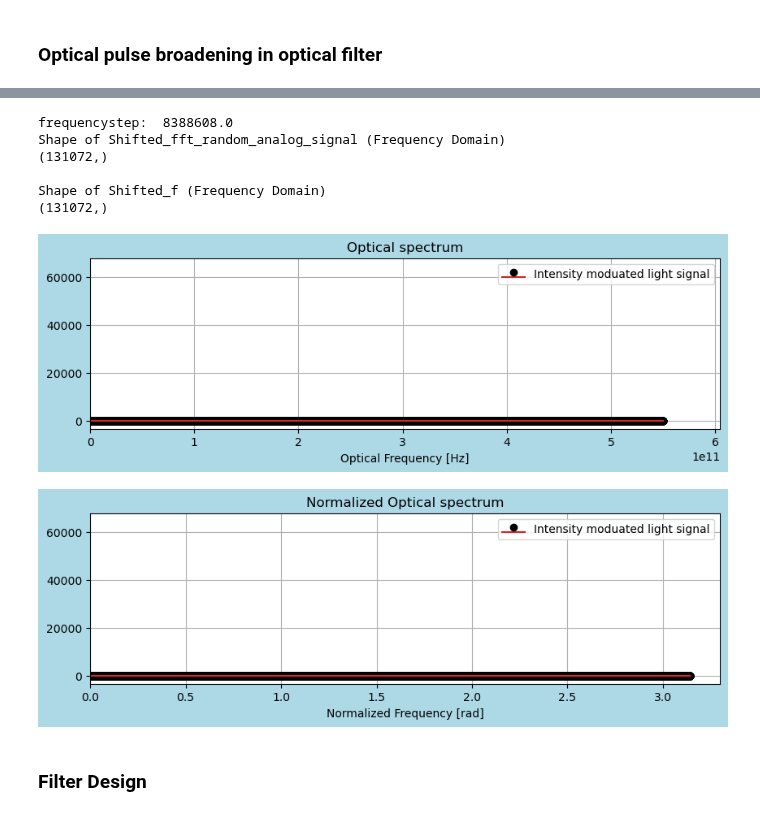
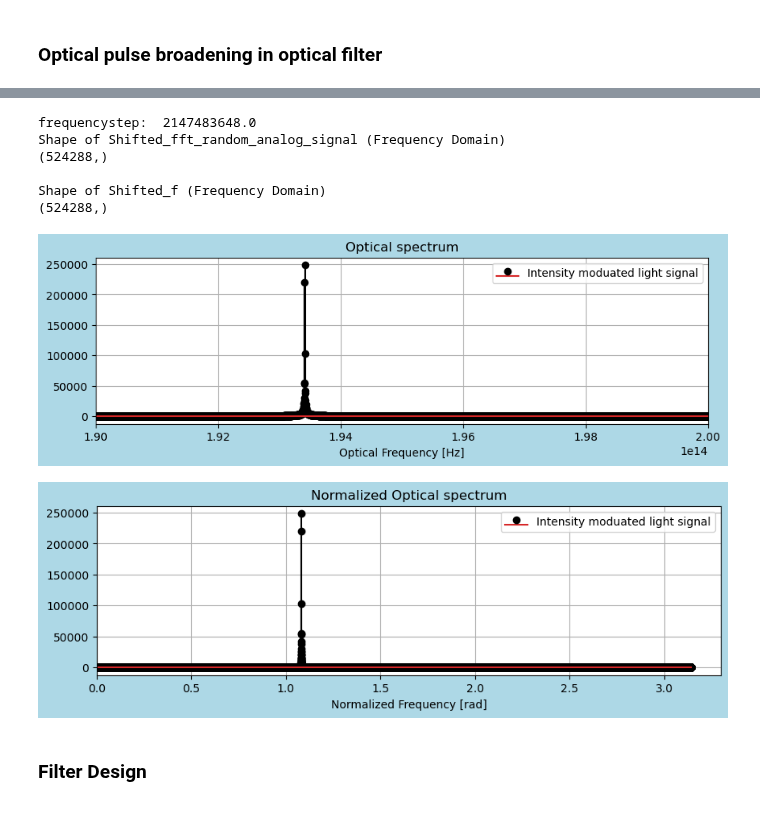
Before and after one commit to tacticstactics/Optical-pulse-broadening, a Jupyter notebook: optical_pulse_broadening_in_optical_filter.ipynb, the cells around one changed output, grey strips where cells are left out. Drawn from its saved outputs; the diff is of its cells as text; code cells hidden in the pictures.

```diff
--- a/optical_pulse_broadening_in_optical_filter.ipynb
+++ b/optical_pulse_broadening_in_optical_filter.ipynb
@@ -47,9 +47,9 @@ def beamsplitter(PT,Ein):
 
      return Eout
 # %%
-samplerate = 2**16 # Number of Points
-t_step = 2 ** -40 #[s]
-
+samplerate = 2**18 # Number of Points
+t_step = 2**-50 #[s]
+print('t_step:', t_step)
 tcol = np.linspace(0.0, t_step * samplerate, samplerate, endpoint=False)
 
 amp_c = 0.5 * np.pi
@@ -258,47 +259,48 @@ print("frequencystep: ", frequencystep)
 Shifted_sampleIndex = np.arange(-N//2, N//2)
 Shifted_f = Shifted_sampleIndex*frequencystep
 
-fft_random_analog_signal = fft(Port1_1_EFcol, N)
+fft_random_analog_signal = fft(Port1_1_EFcol,N)
 Shifted_fft_random_analog_signal = fftshift(fft_random_analog_signal)
 
 print('Shape of Shifted_fft_random_analog_signal (Frequency Domain)')
 print(Shifted_fft_random_analog_signal.shape)
 print('')
 
 print('Shape of Shifted_f (Frequency Domain)')
 print(Shifted_f.shape)
 print('')
 
 fig1 = plt.figure(figsize = (10,6), facecolor='lightblue')
 
 ax1_1 = fig1.add_subplot(2, 1, 1)
 ax1_1.set_title("Optical spectrum")
 ax1_1.stem(Shifted_f, np.abs(Shifted_fft_random_analog_signal),"k",label='Intensity moduated light signal')
 ax1_1.set_xlabel("Optical Frequency [Hz]")
-ax1_1.set_xlim(0, frequencystep * samplerate * 1.1/1)
+ax1_1.set_xlim(190e12,200e12)
+#ax1_1.set_xlim(0, frequencystep * samplerate * 1.1/1)
 ax1_1.legend()
 ax1_1.grid()
 
 
-norm_freqcol = np.linspace(-1*np.pi, 1*np.pi, 2*samplerate, endpoint=False)
+norm_freqcol = np.linspace(-1*np.pi, 1*np.pi, N, endpoint=False)
 
 fig2 = plt.figure(figsize = (10,6), facecolor='lightblue')
 ax2_1 = fig2.add_subplot(2, 1, 1)
 ax2_1.stem(norm_freqcol, np.abs(Shifted_fft_random_analog_signal),"k",label='Intensity moduated light signal')
 ax2_1.set_title("Normalized Optical spectrum")
 ax2_1.set_xlabel("Normalized Frequency [rad]")
 ax2_1.legend()
 ax2_1.set_xlim(0, 1.05*np.pi)
 ax2_1.grid()
 # %% [output]
-frequencystep:  8388608.0
+frequencystep:  2147483648.0
 Shape of Shifted_fft_random_analog_signal (Frequency Domain)
-(131072,)
+(524288,)
 
 Shape of Shifted_f (Frequency Domain)
-(131072,)
+(524288,)
-[figure, old version]
+[figure, new version]
-[figure, old version]
+[figure, new version]
 # %% [markdown]
 ### Filter Design
 # %%
```
Also changed, not shown: parts of 2 cells of this notebook, 1 other file.
